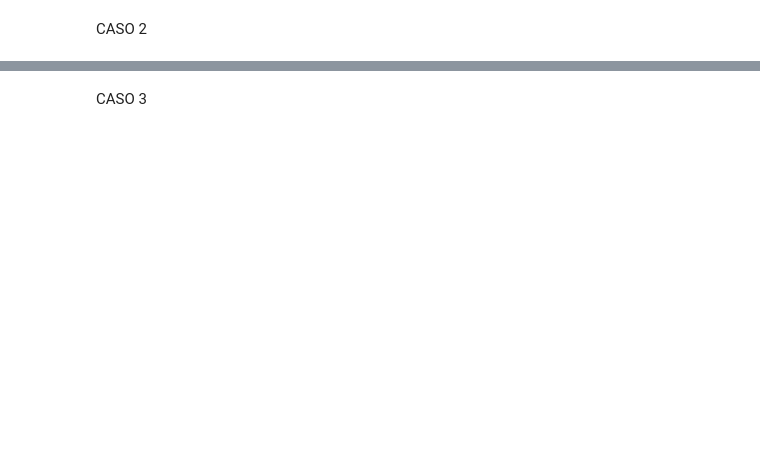
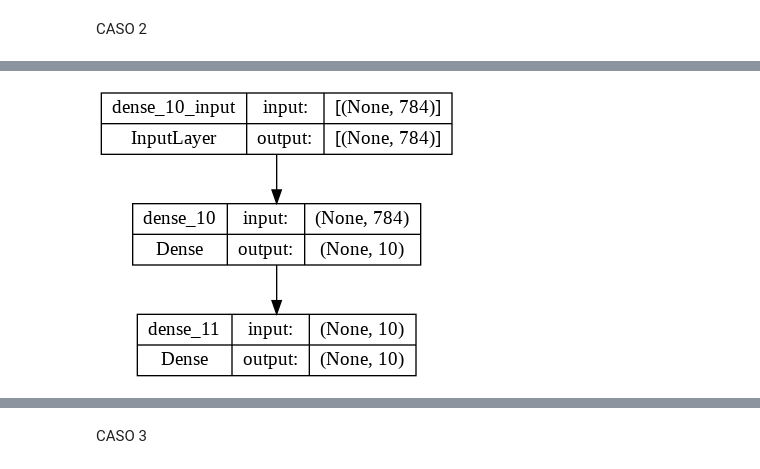
Before and after one commit to Yedramartinolmos/P1AA, a Jupyter notebook: AA_PRACTICA1_GRUPO_7.ipynb, the cells around one changed output, grey strips where cells are left out. Drawn from its saved outputs; the diff is of its cells as text; code cells hidden in the pictures; blank space fills up the shorter version.

```diff
--- a/AA_PRACTICA1_GRUPO_7.ipynb
+++ b/AA_PRACTICA1_GRUPO_7.ipynb
@@ -156,7 +165,7 @@ CASO 2
 # %%
 from keras import models
 from keras import layers
-network = models.Sequential()
-network.add(layers.Dense(512, activation='relu', input_shape=(28*28,)))
-network.add(layers.Dense(10, activation='softmax'))
-network.summary()
+network2 = models.Sequential()
+network2.add(layers.Dense(10, activation='relu', input_shape=(28*28,)))
+network2.add(layers.Dense(10, activation='softmax'))
+network2.summary()
@@ -162,0 +186,8 @@ network.summary()
+# %%
+#Representar
+import tensorflow as tf
+from tensorflow import keras
+from tensorflow.keras import layers
+keras.utils.plot_model(network2, "my_first_model.png", show_shapes=True)
+# %% [output]
+[figure, added]
```
Also changed, not shown: parts of 29 cells of this notebook.
